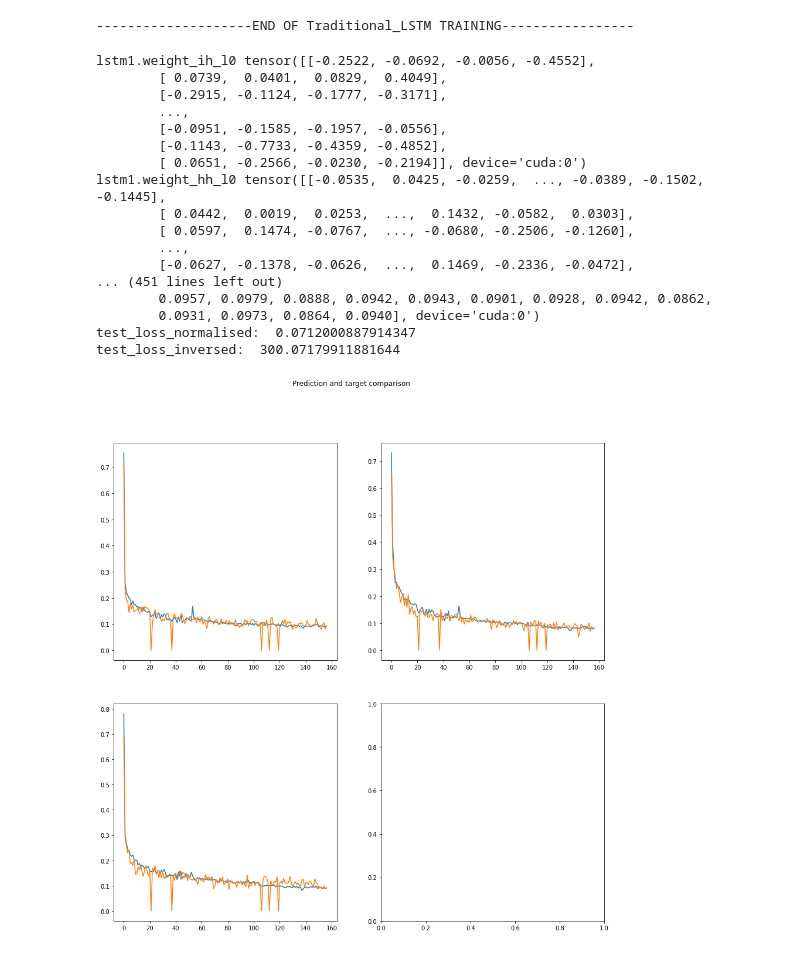
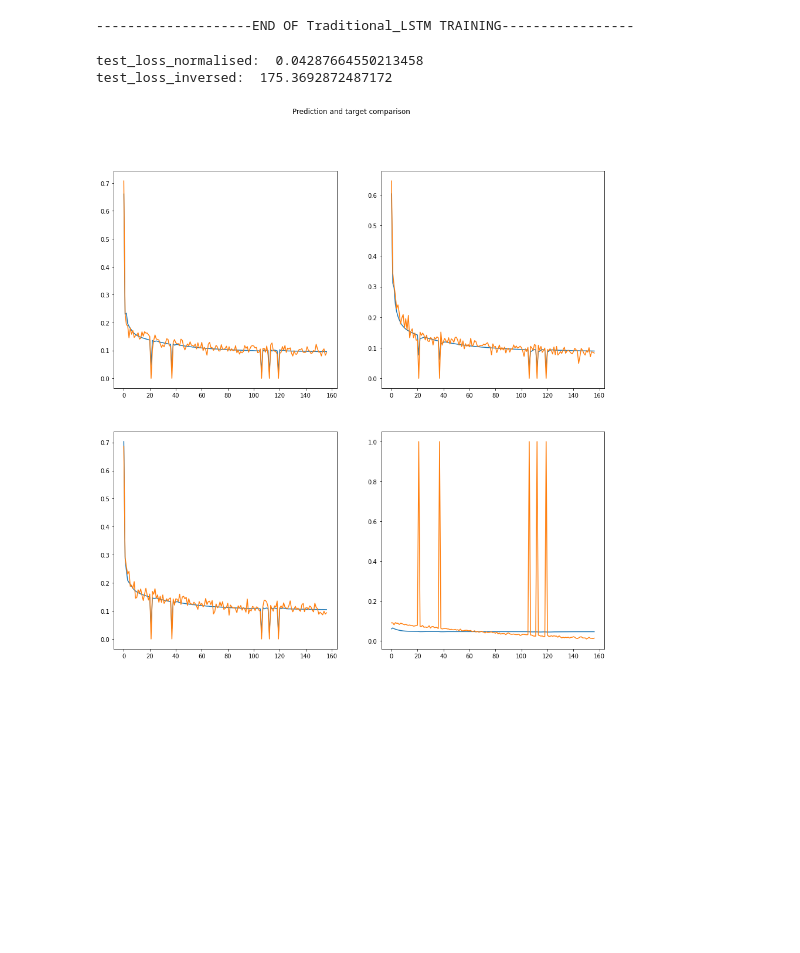
Before and after one commit to nguyen-thanh05/Supervised-Autoencoder-LSTM-experiment, a Jupyter notebook: lstm_supervised_autoencoder.ipynb, the cells around one changed output. Drawn from its saved outputs; the diff is of its cells as text; code cells hidden in the pictures; blank space fills up the shorter version.

Commit message:
Investigate weird behaviours of Traditional LSTM

```diff
--- a/lstm_supervised_autoencoder.ipynb
+++ b/lstm_supervised_autoencoder.ipynb
@@ -107,13 +107,13 @@ class SAE_LSTM(nn.Module):
         super(SAE_LSTM, self).__init__()
 
         #--------encoder------------#
-        self.lstm1 = nn.LSTM(input_size = 4, hidden_size= 128, batch_first = True, num_layers = 3, dropout = 0.5)
+        self.lstm1 = nn.LSTM(input_size = 4, hidden_size= 128, batch_first = True, num_layers = 2, dropout = 0.5)
         #--------decoder_reconstruct------------#
-        self.lstm2 = nn.LSTM(input_size = 128, hidden_size= 4, batch_first = True, num_layers = 3, dropout = 0.5)
-        self.reconstruct_linear = nn.Linear(12, 628)
+        self.lstm2 = nn.LSTM(input_size = 128, hidden_size= 4, batch_first = True, num_layers = 2, dropout = 0.5)
+        #self.reconstruct_linear = nn.Linear(12, 628)
         #--------decoder_output-----------------#
-        self.lstm3 = nn.LSTM(input_size = 128, hidden_size = 3, batch_first = True, num_layers = 3, dropout = 0.5)
-        self.predict_linear = nn.Linear(9,471)
+        self.lstm3 = nn.LSTM(input_size = 128, hidden_size = 3, batch_first = True, num_layers = 2, dropout = 0.5)
+        #self.predict_linear = nn.Linear(9,471)
 
 
     def forward(self, x):
@@ -121,18 +121,18 @@ class SAE_LSTM(nn.Module):
         x, (_, _) = self.lstm1(x)
         #------decode--------#
         x_hat, (h_reconstruct, _) = self.lstm2(x)
-        h_reconstruct = torch.flatten(h_reconstruct)
-        x_hat = self.reconstruct_linear(h_reconstruct)
+        #h_reconstruct = torch.flatten(h_reconstruct)
+        #x_hat = self.reconstruct_linear(h_reconstruct)
         #------predict-------#
         x, (h_predict, _) = self.lstm3(x)
-        h_predict = torch.flatten(h_predict)
-        x = self.predict_linear(h_predict)
+        #h_predict = torch.flatten(h_predict)
+        #x = self.predict_linear(h_predict)
 
-        return x.reshape([157, 3]), x_hat.reshape([157, 4])
+        return x, x_hat
 
 
 test = SAE_LSTM()
-torchinfo.summary(test, (157, 4))
+torchinfo.summary(test, (16, 157, 4))
 # %% [output]
 ==========================================================================================
 Layer (type:depth-idx)                   Output Shape              Param #
@@ -162,11 +160,11 @@ class Traditional_LSTM(nn.Module):
     def __init__(self):
         super(Traditional_LSTM, self).__init__()
 
-        self.lstm1 = nn.LSTM(input_size = 4, hidden_size= 64, batch_first = True, num_layers = 2, dropout = 0.5)
+        self.lstm1 = nn.LSTM(input_size = 4, hidden_size= 128, batch_first = True, num_layers = 2, dropout = 0.5)
 
-        self.lstm2 = nn.LSTM(input_size = 64, hidden_size = 3, batch_first = True, num_layers = 2, dropout = 0.5)
+        self.lstm2 = nn.LSTM(input_size = 128, hidden_size = 3, batch_first = True, num_layers = 2, dropout = 0.5)
 
-        self.predict_linear = nn.Linear(157,157)
+        #self.predict_linear = nn.Linear(157,157)
 
 
     def forward(self, x):
@@ -175,8 +173,8 @@ class Traditional_LSTM(nn.Module):
         x, (h_predict, _) = self.lstm2(x)
 
 
-        x = x.permute(1, 0)
-        x = self.predict_linear(x)
+        #x = x.permute(1, 0)
+        #x = self.predict_linear(x)
 
         return x.reshape([157, 3])
 
@@ -276,7 +273,7 @@ print("--------------------END OF Traditional_LSTM TRAINING-----------------")
 # %%
 import torch
 import numpy as np
-MODELNAME = "trad_lstm"
+
 
 def test(test_loader, model_name):
 
@@ -292,8 +289,7 @@ def test(test_loader, model_name):
         return None
 
     test_model = torch.load(file_to_load)
-    for name, param in test_model.state_dict().items():
-        print(name, param)
+
 
     prediction_loss = nn.MSELoss()
 
@@ -360,24 +356,9 @@ def test(test_loader, model_name):
 
 
     plt.show()
-
-test(test_loader=test_loader, model_name="trad_lstm")
-# %% [output]
-lstm1.weight_ih_l0 tensor([[-0.2522, -0.0692, -0.0056, -0.4552],
-        [ 0.0739,  0.0401,  0.0829,  0.4049],
-        [-0.2915, -0.1124, -0.1777, -0.3171],
-        ...,
-        [-0.0951, -0.1585, -0.1957, -0.0556],
-        [-0.1143, -0.7733, -0.4359, -0.4852],
-        [ 0.0651, -0.2566, -0.0230, -0.2194]], device='cuda:0')
-lstm1.weight_hh_l0 tensor([[-0.0535,  0.0425, -0.0259,  ..., -0.0389, -0.1502, -0.1445],
-        [ 0.0442,  0.0019,  0.0253,  ...,  0.1432, -0.0582,  0.0303],
-        [ 0.0597,  0.1474, -0.0767,  ..., -0.0680, -0.2506, -0.1260],
-        ...,
-        [-0.0627, -0.1378, -0.0626,  ...,  0.1469, -0.2336, -0.0472],
-... (451 lines left out)
-        0.0957, 0.0979, 0.0888, 0.0942, 0.0943, 0.0901, 0.0928, 0.0942, 0.0862,
-        0.0931, 0.0973, 0.0864, 0.0940], device='cuda:0')
-test_loss_normalised:  0.0712000887914347
-test_loss_inversed:  300.07179911881644
-[figure, removed]
+# %%
+test(test_loader=test_loader, model_name="sae_lstm")
+# %% [output]
+test_loss_normalised:  0.04287664550213458
+test_loss_inversed:  175.3692872487172
+[figure, added]
```
Also changed, not shown: parts of 4 cells of this notebook.
